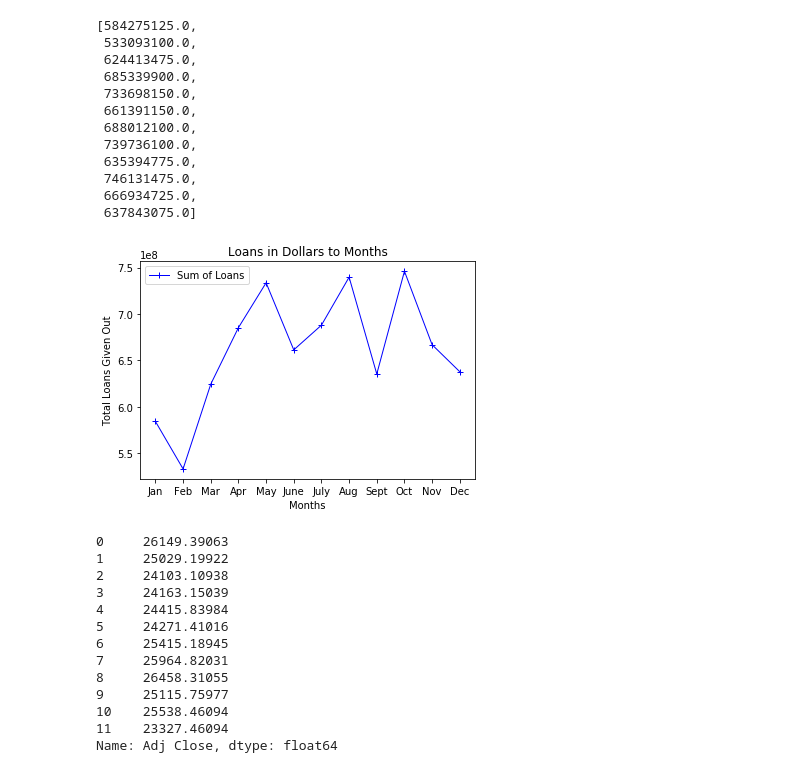
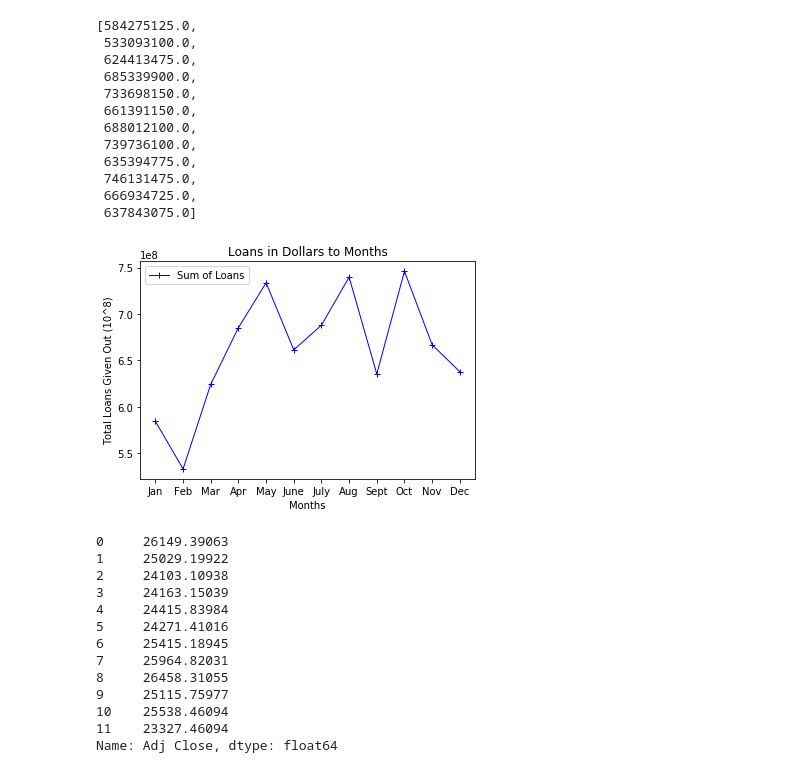
Before and after one commit to Ironbark427/Team-1, a Jupyter notebook: Project.ipynb, the cells around one changed output. Saved outputs shown, nothing was run; the diff lists cells and outputs as text; code cells hidden in the pictures.

```diff
--- a/Project.ipynb
+++ b/Project.ipynb
@@ -281,14 +282,14 @@ total_loans_in_dollars
 # %%
 #Chart showing the sum of the loans given out
 Loans_in_dollars_to_Time = plt.plot(Months, total_loans_in_dollars, marker="+",color="blue", linewidth=1,
                                     label="Sum of Loans")
 plt.title("Loans in Dollars to Months")
 plt.legend(loc="best")
 plt.xlabel("Months")
-plt.ylabel("Total Loans Given Out")
+plt.ylabel("Total Loans Given Out (10^8)")
 plt.savefig("T Part/Loans in Dollars.png")
 # %% [output]
-[figure, old version]
+[figure, new version]
 # %%
 #List containing the Adjusted Close of the DOW
 close = otherdf["Adj Close"]
```
Also changed, not shown: parts of 12 cells of this notebook, 4 other files.
